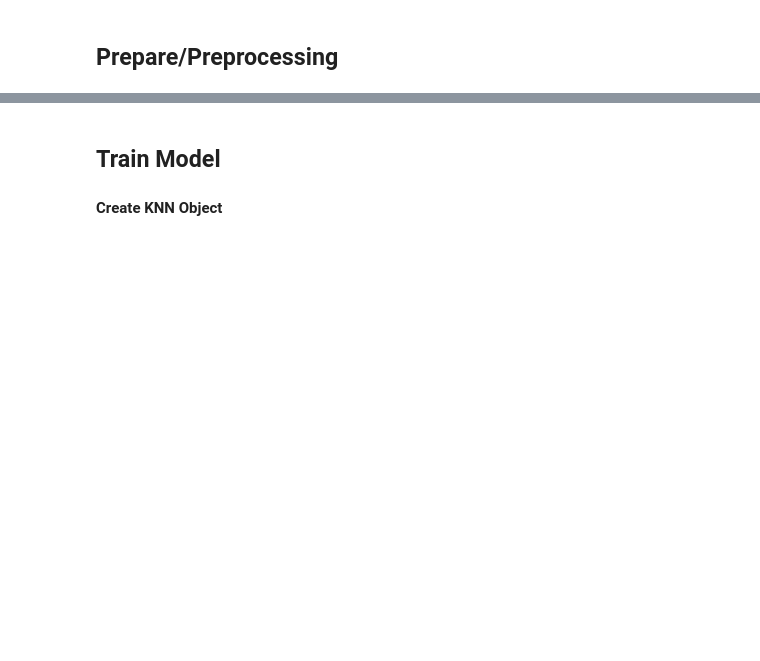
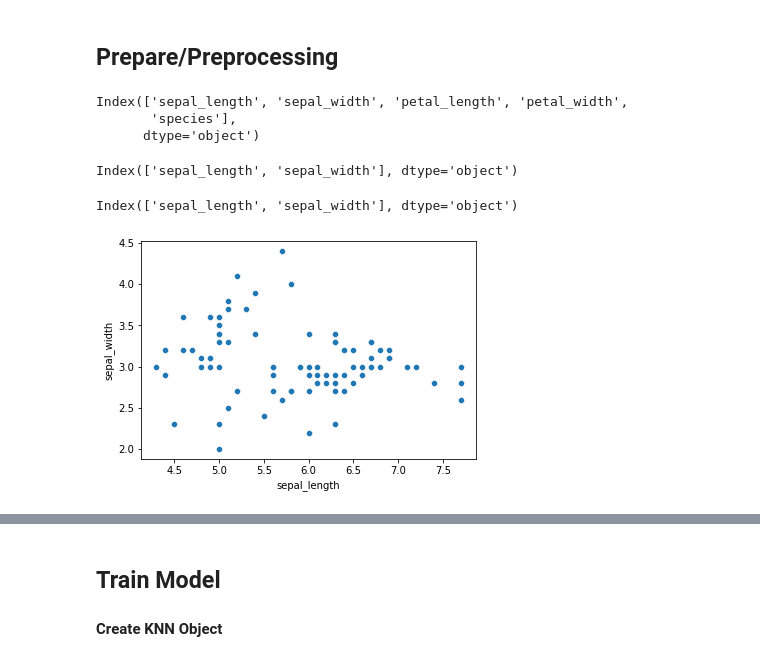
Before and after one commit to CodeupClassroom/leavitt-classification-exercises, a Jupyter notebook: k_nearest_neighbors_lesson.ipynb, the cells around one changed output, grey strips where cells are left out. Drawn from its saved outputs; the diff is of its cells as text; code cells hidden in the pictures; blank space fills up the shorter version.

```diff
--- a/k_nearest_neighbors_lesson.ipynb
+++ b/k_nearest_neighbors_lesson.ipynb
@@ -71,0 +75,10 @@ y_test = test.species
+# %%
+# split into train, validate, test
+train, test = train_test_split(df,
+                               stratify=df['species'],
+                               train_size=0.8,
+                               random_state=1349)
+train, validate = train_test_split(train,
+                                   stratify=train['species'],
+                                   train_size=0.7,
+                                   random_state=1349)
@@ -71,0 +101,18 @@ y_test = test.species
+# %%
+train.columns
+# %% [output]
+Index(['sepal_length', 'sepal_width', 'petal_length', 'petal_width',
+       'species'],
+      dtype='object')
+# %%
+X_validate.columns
+# %% [output]
+Index(['sepal_length', 'sepal_width'], dtype='object')
+# %%
+X_train.columns
+# %% [output]
+Index(['sepal_length', 'sepal_width'], dtype='object')
+# %%
+sns.scatterplot(data=X_train, x='sepal_length', y='sepal_width');
+# %% [output]
+[figure, added]
```
Also changed, not shown: parts of 36 cells of this notebook.
